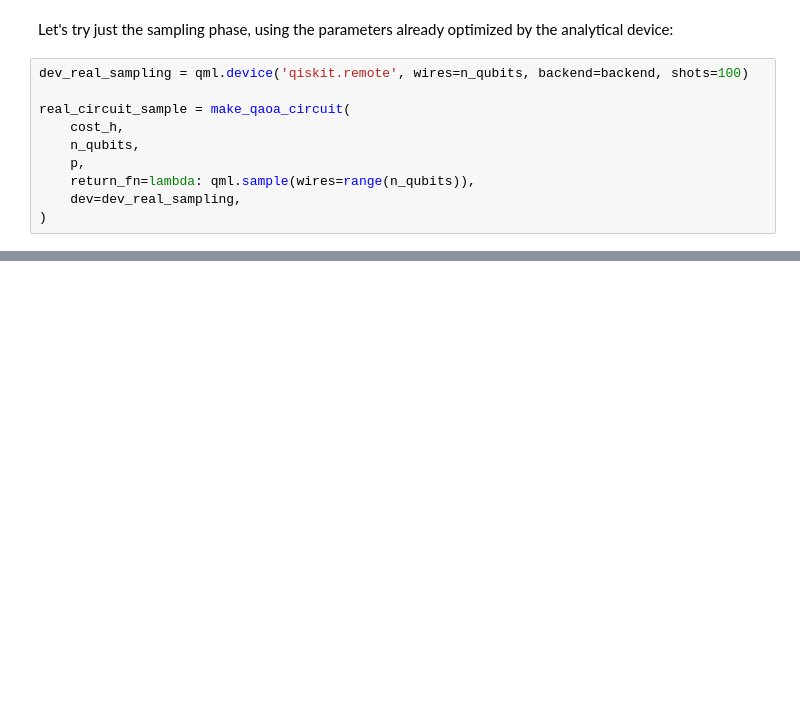
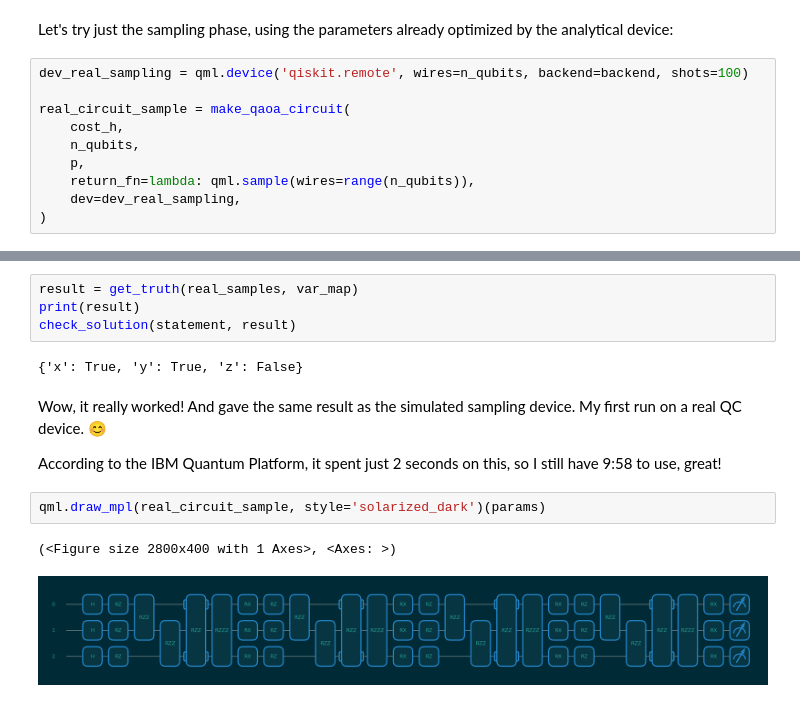
Before and after one commit to garncarz/eternity, a Jupyter notebook: quantum_computing.ipynb, the cells around one changed output, grey strips where cells are left out. Cells and saved outputs as stored; diff of their text form; blank space fills up the shorter version.

Commit message:
QC: first run on IBM!

```diff
--- a/quantum_computing.ipynb
+++ b/quantum_computing.ipynb
@@ -480,0 +479,15 @@ RequestsApiError: '400 Client Error: Bad Request for url: https://us-east.quantu
+# %%
+result = get_truth(real_samples, var_map)
+print(result)
+check_solution(statement, result)
+# %% [output]
+{'x': True, 'y': True, 'z': False}
+# %% [markdown]
+Wow, it really worked! And gave the same result as the simulated sampling device. My first run on a real QC device. 😊
+
+According to the IBM Quantum Platform, it spent just 2 seconds on this, so I still have 9:58 to use, great!
+# %%
+qml.draw_mpl(real_circuit_sample, style='solarized_dark')(params)
+# %% [output]
+(<Figure size 2800x400 with 1 Axes>, <Axes: >)
+[figure, added]
```
Also changed, not shown: parts of 3 cells of this notebook.
